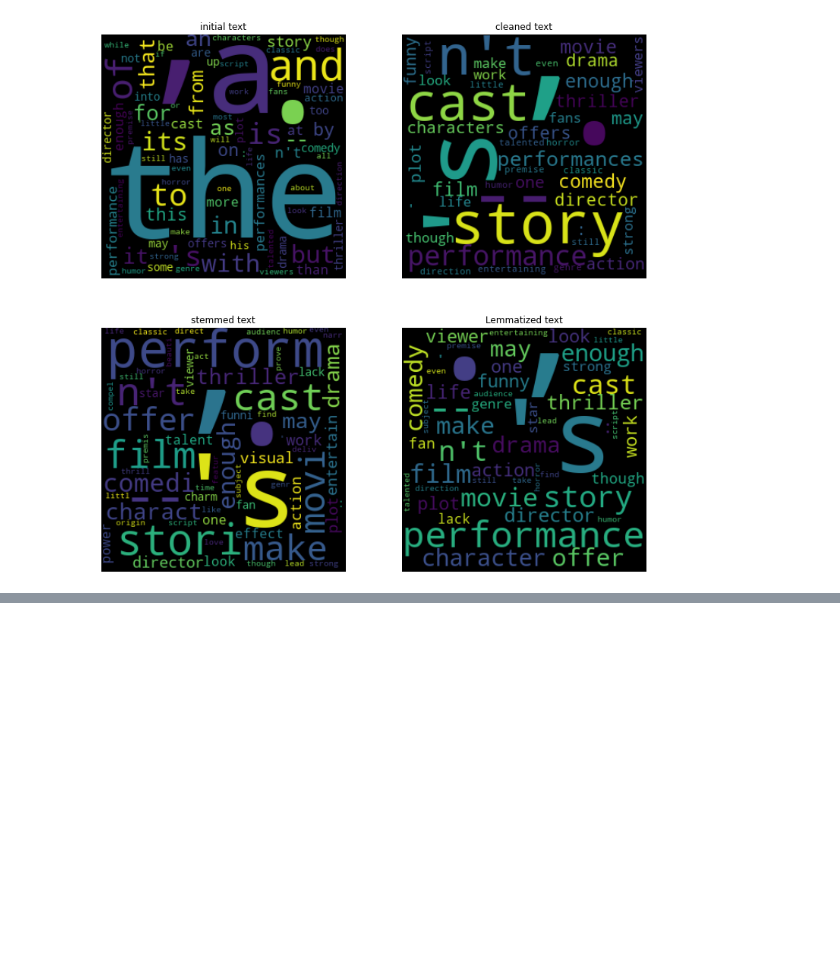
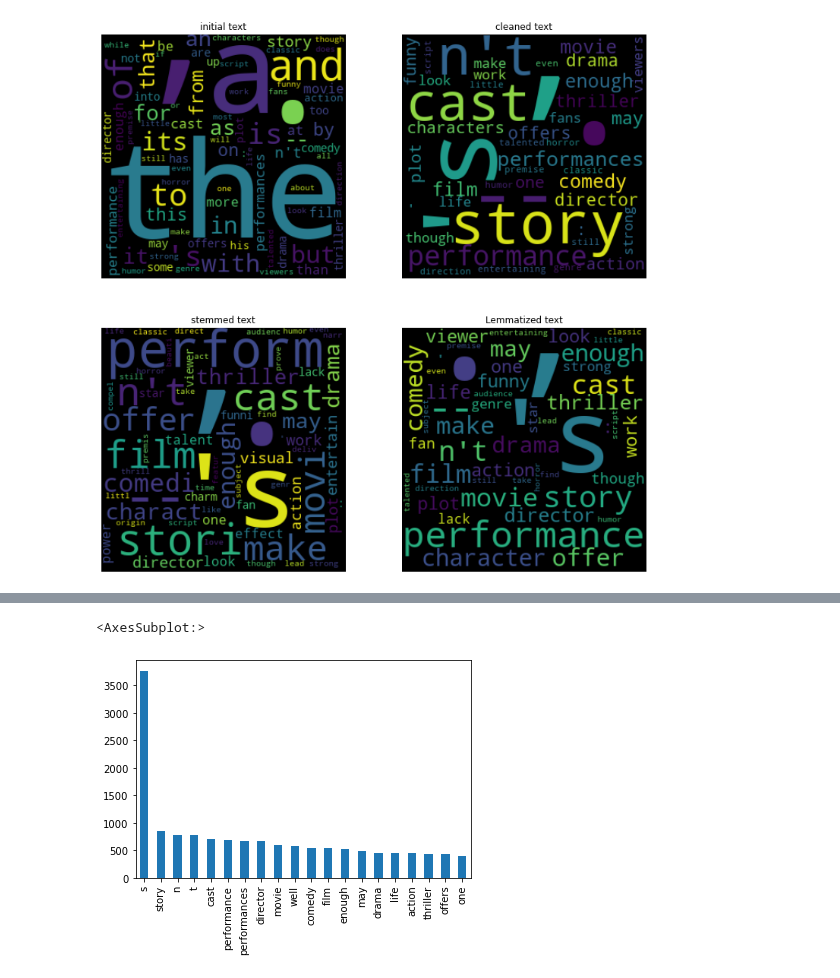
Before and after one commit to fdmdlb/nextflix, a Jupyter notebook: explore_roten_tomatoes.ipynb, the cells around one changed output, grey strips where cells are left out. Drawn from its saved outputs; the diff is of its cells as text; code cells hidden in the pictures; blank space fills up the shorter version.

```diff
--- a/explore_roten_tomatoes.ipynb
+++ b/explore_roten_tomatoes.ipynb
@@ -326,0 +350,8 @@ FreqDist({',': 11327, '.': 9391, "'s": 3554, 'performance': 1353, '--': 1344, 's
+# %%
+from sklearn.feature_extraction.text import CountVectorizer
+
+vectorizer = CountVectorizer(token_pattern="([a-zA-Z]{2,})")
+#vectorizer = CountVectorizer()
+X = X_clean.apply(lambda wlist: " ".join(wlist))
+vectorizer.fit(X.values)
+text_matrix = vectorizer.fit_transform(X)
@@ -326,0 +373,7 @@ FreqDist({',': 11327, '.': 9391, "'s": 3554, 'performance': 1353, '--': 1344, 's
+# %%
+df_matrix = pd.DataFrame(text_matrix.toarray())
+df_matrix.columns = vectorizer.get_feature_names_out()
+df_matrix.sum().sort_values(ascending=False).head(20).plot(kind="bar")
+# %% [output]
+<AxesSubplot:>
+[figure, added]
```
Also changed, not shown: parts of 9 cells of this notebook.
